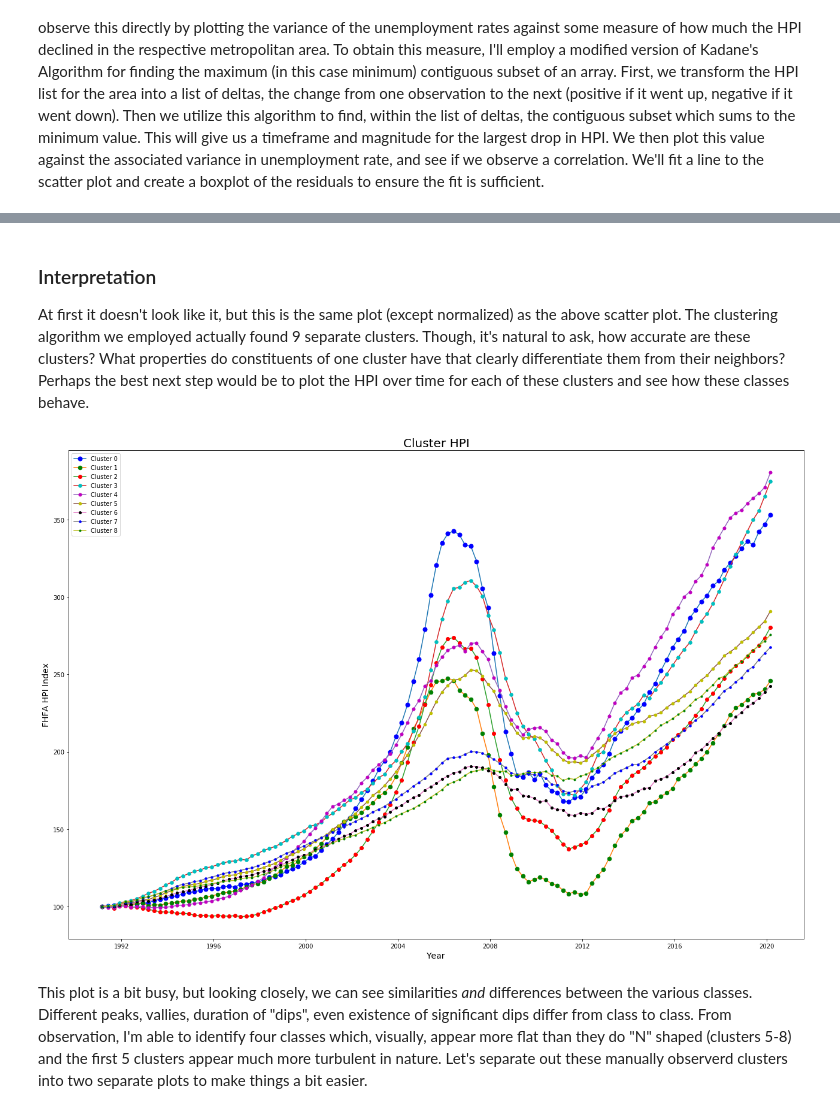
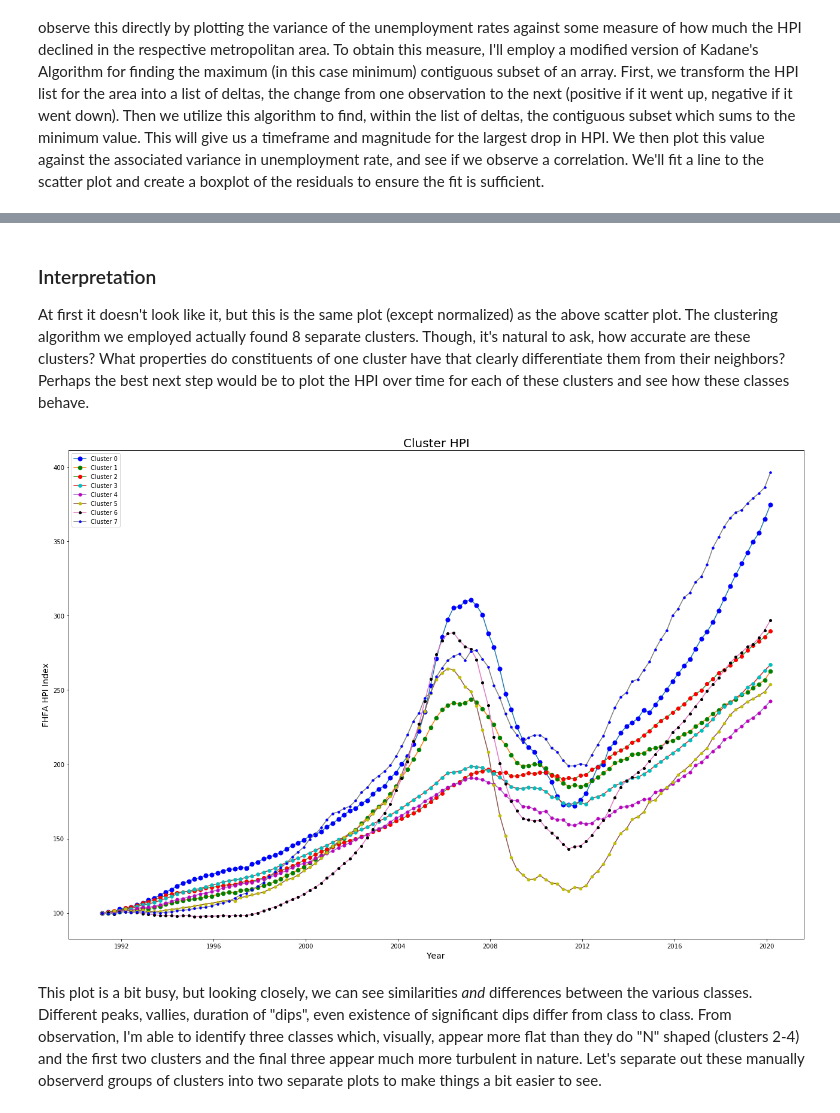
Before and after one commit to Croftc/Croftc.github.io, a Jupyter notebook: Final_Tutorial.ipynb, the cells around one changed output, grey strips where cells are left out. Drawn from its saved outputs; the diff is of its cells as text; code cells hidden in the pictures.

```diff
--- a/Final_Tutorial.ipynb
+++ b/Final_Tutorial.ipynb
@@ -441,48 +471,57 @@ Estimated number of clusters: 9
 # %% [markdown]
 ### Interpretation
-At first it doesn't look like it, but this is the same plot (except normalized) as the above scatter plot. The clustering algorithm we employed actually found 9 separate clusters. Though, it's natural to ask, how accurate are these clusters? What properties do constituents of one cluster have that clearly differentiate them from their neighbors? Perhaps the best next step would be to plot the HPI over time for each of these clusters and see how these classes behave.
+At first it doesn't look like it, but this is the same plot (except normalized) as the above scatter plot. The clustering algorithm we employed actually found 8 separate clusters. Though, it's natural to ask, how accurate are these clusters? What properties do constituents of one cluster have that clearly differentiate them from their neighbors? Perhaps the best next step would be to plot the HPI over time for each of these clusters and see how these classes behave.
 # %%
 formats = ['b','g','r','c','m','y','k','darkorange','purple']
 
 dates = pd.date_range('1991-01-01','2020-05-01', freq='Q').strftime("%Y-%b").tolist()
 
 # format the dates for plotting
 x = [dt.datetime.strptime(d,'%Y-%b').date() for d in dates]
 
+# get the datapoints for clusters
+r = []
+for i in indices_train:
+    r.append(mins[i])
+
+# gather up all the HPI data for each cluster into an array so we can plot it
 clusters = []
-clusters.append(np.asarray(mins)[[x == 0 for x in labels]])
-clusters.append(np.asarray(mins)[[x == 1 for x in labels]])
-clusters.append(np.asarray(mins)[[x == 2 for x in labels]])
-clusters.append(np.asarray(mins)[[x == 3 for x in labels]])
-clusters.append(np.asarray(mins)[[x == 4 for x in labels]])
-clusters.append(np.asarray(mins)[[x == 5 for x in labels]])
-clusters.append(np.asarray(mins)[[x == 6 for x in labels]])
-clusters.append(np.asarray(mins)[[x == 7 for x in labels]])
-clusters.append(np.asarray(mins)[[x == 8 for x in labels]])
+clusters.append(np.asarray(r)[[x == 0 for x in labels]])
+clusters.append(np.asarray(r)[[x == 1 for x in labels]])
+clusters.append(np.asarray(r)[[x == 2 for x in labels]])
+clusters.append(np.asarray(r)[[x == 3 for x in labels]])
+clusters.append(np.asarray(r)[[x == 4 for x in labels]])
+clusters.append(np.asarray(r)[[x == 5 for x in labels]])
+clusters.append(np.asarray(r)[[x == 6 for x in labels]])
+clusters.append(np.asarray(r)[[x == 7 for x in labels]])
 
+
+####
+# iterate over each of the clusters, plot the mean HPI for the areas in each
+####
 i = 0
 plt.figure(figsize=dims)
 colors = 'bgrcmykbgrcmykbgrcmykbgrcmyk'
 for cluster in clusters:
     arr = []
     for row in cluster:
         if arr == []:
             arr = np.asarray(data.loc[data['metro_name'] == row[0]]['index_sa'])
         else:
             arr += np.asarray(data.loc[data['metro_name'] == row[0]]['index_sa'])
     cluster_y = arr/float(len(clusters[i]))
     plt.plot(x, cluster_y,markersize=7-(i*.5),markeredgecolor=colors[i],markerfacecolor=colors[i], marker='o', linestyle='-')
     i += 1
 
-
+# plot
 plt.title('Cluster HPI',fontsize=20)
 plt.xlabel('Year',fontsize=14)
 plt.ylabel('FHFA HPI Index',fontsize=14)
 ax = plt.gca()
 ax.legend(['Cluster 0','Cluster 1','Cluster 2','Cluster 3','Cluster 4','Cluster 5','Cluster 6','Cluster 7','Cluster 8',])
 plt.show()
 # %% [output]
-[figure, old version]
+[figure, new version]
 # %% [markdown]
-This plot is a bit busy, but looking closely, we can see similarities *and* differences between the various classes. Different peaks, vallies, duration of "dips", even existence of significant dips differ from class to class. From observation, I'm able to identify four classes which, visually, appear more flat than they do "N" shaped (clusters 5-8) and the first 5 clusters appear much more turbulent in nature. Let's separate out these manually observerd clusters into two separate plots to make things a bit easier.
+This plot is a bit busy, but looking closely, we can see similarities *and* differences between the various classes. Different peaks, vallies, duration of "dips", even existence of significant dips differ from class to class. From observation, I'm able to identify three classes which, visually, appear more flat than they do "N" shaped (clusters 2-4) and the first two clusters and the final three appear much more turbulent in nature. Let's separate out these manually observerd groups of clusters into two separate plots to make things a bit easier to see.
 # %%
```
Also changed, not shown: parts of 13 cells of this notebook.
